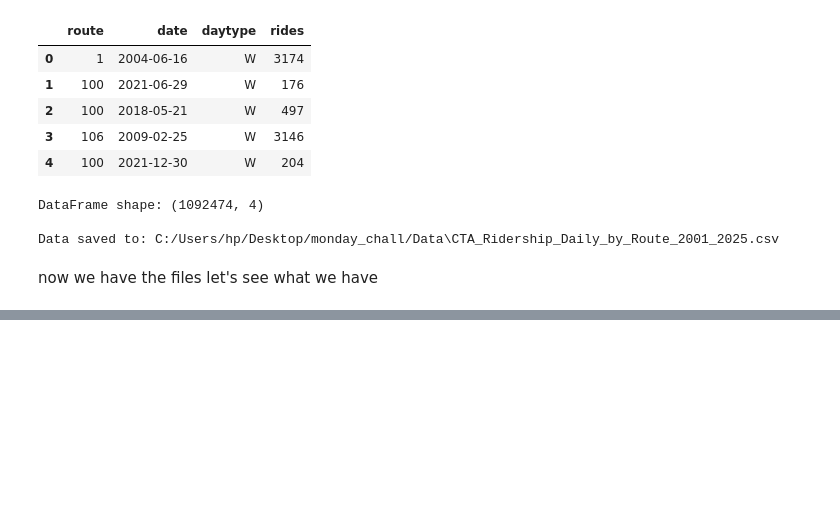
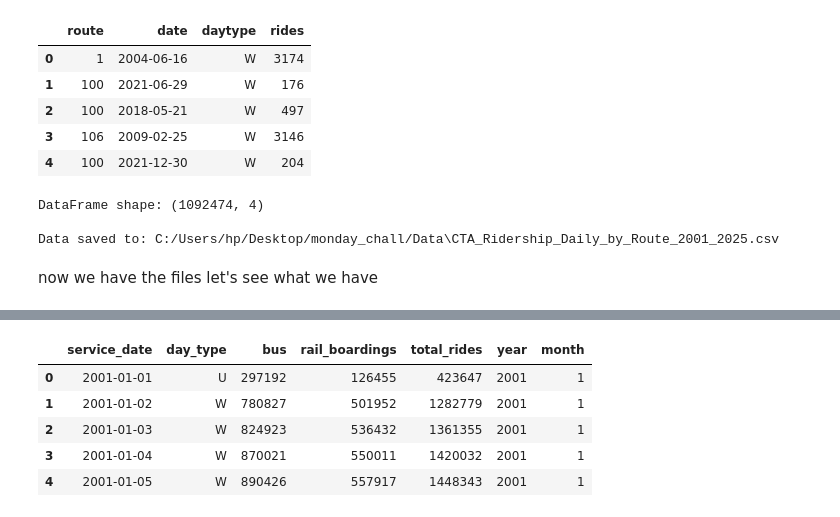
Before and after one commit to notNAKAZAKi-ctrl/Performance-analysis-and-urban-transport-satisfaction-with-Power-BI, a Jupyter notebook: etl_all.ipynb, the cells around one changed output, grey strips where cells are left out. Saved outputs shown, nothing was run; the diff lists cells and outputs as text; code cells hidden in the pictures; blank space fills up the shorter version.

```diff
--- a/etl_all.ipynb
+++ b/etl_all.ipynb
@@ -101,3 +101,10 @@ DataFrame shape: (1092474, 4)
 Data saved to: C:/Users/hp/Desktop/monday_chall/Data\CTA_Ridership_Daily_by_Route_2001_2025.csv
 # %% [markdown]
 now we have the files let's see what we have
+# %%
+#for philadelphia
+phila_Mode = pd.read_csv(r"C:\Users\hp\Desktop\monday_chall\Data\Average_Daily_Ridership_By_Mode - City of Philadelphia.csv")
+phila_Routes = pd.read_csv(r"C:\Users\hp\Desktop\monday_chall\Data\Average_Daily_Ridership_By_Route - City of Philadelphia.csv")
+#for chicago
+chicago_Mode = pd.read_excel(r"C:\Users\hp\Desktop\monday_chall\Data\cta-ridership-daily-boarding-totals-20260203-69820a3f9df63091665572.xlsx")
+chicago_Routes = pd.read_csv(r"C:\Users\hp\Desktop\monday_chall\Data\CTA_Ridership_Daily_by_Route_2001_2025.csv")
@@ -103,0 +180,17 @@ now we have the files let's see what we have
+# %%
+# Convert date column to datetime
+# Note: The column might be named 'service_date' in the Excel file - adjust if needed
+chicago_Mode['service_date'] = pd.to_datetime(chicago_Mode['service_date'])
+
+# Extract year and month into separate columns
+chicago_Mode['year'] = chicago_Mode['service_date'].dt.year
+chicago_Mode['month'] = chicago_Mode['service_date'].dt.month
+
+display(chicago_Mode.head())
+# %% [output]
+|  | service_date | day_type | bus | rail_boardings | total_rides | year | month |
+| 0 | 2001-01-01 | U | 297192 | 126455 | 423647 | 2001 | 1 |
+| 1 | 2001-01-02 | W | 780827 | 501952 | 1282779 | 2001 | 1 |
+| 2 | 2001-01-03 | W | 824923 | 536432 | 1361355 | 2001 | 1 |
+| 3 | 2001-01-04 | W | 870021 | 550011 | 1420032 | 2001 | 1 |
+| 4 | 2001-01-05 | W | 890426 | 557917 | 1448343 | 2001 | 1 |
```
Also changed, not shown: parts of 4 cells of this notebook, 3 other files.
